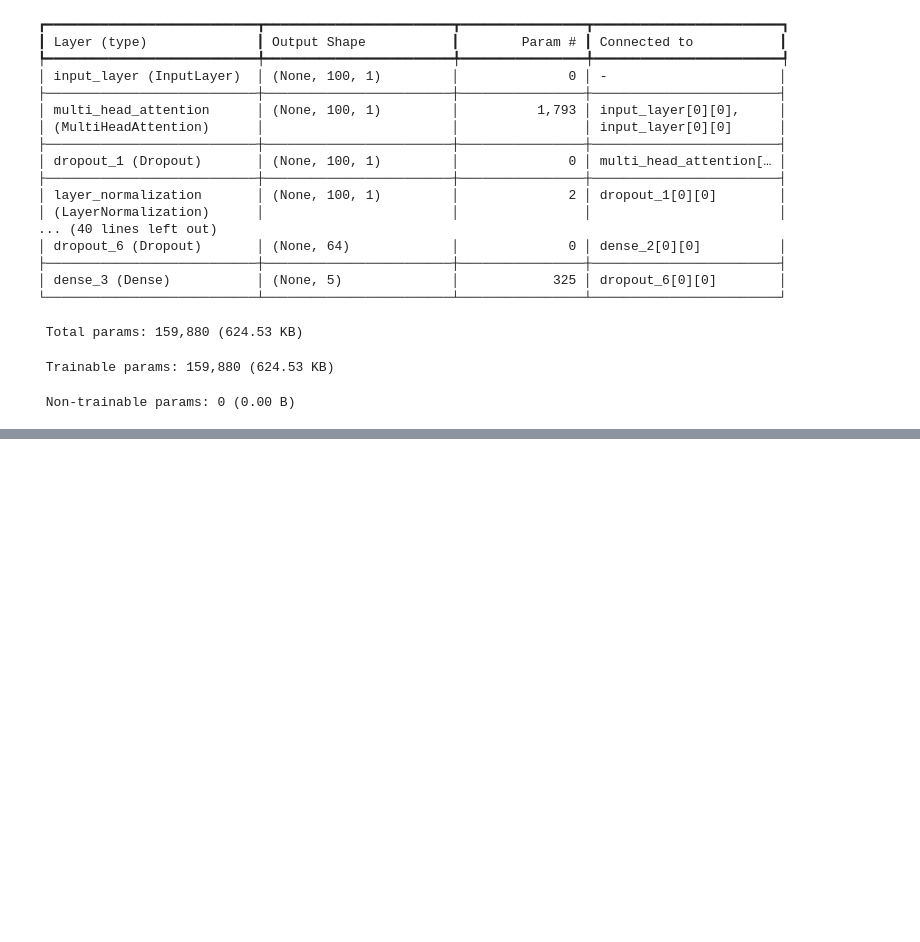
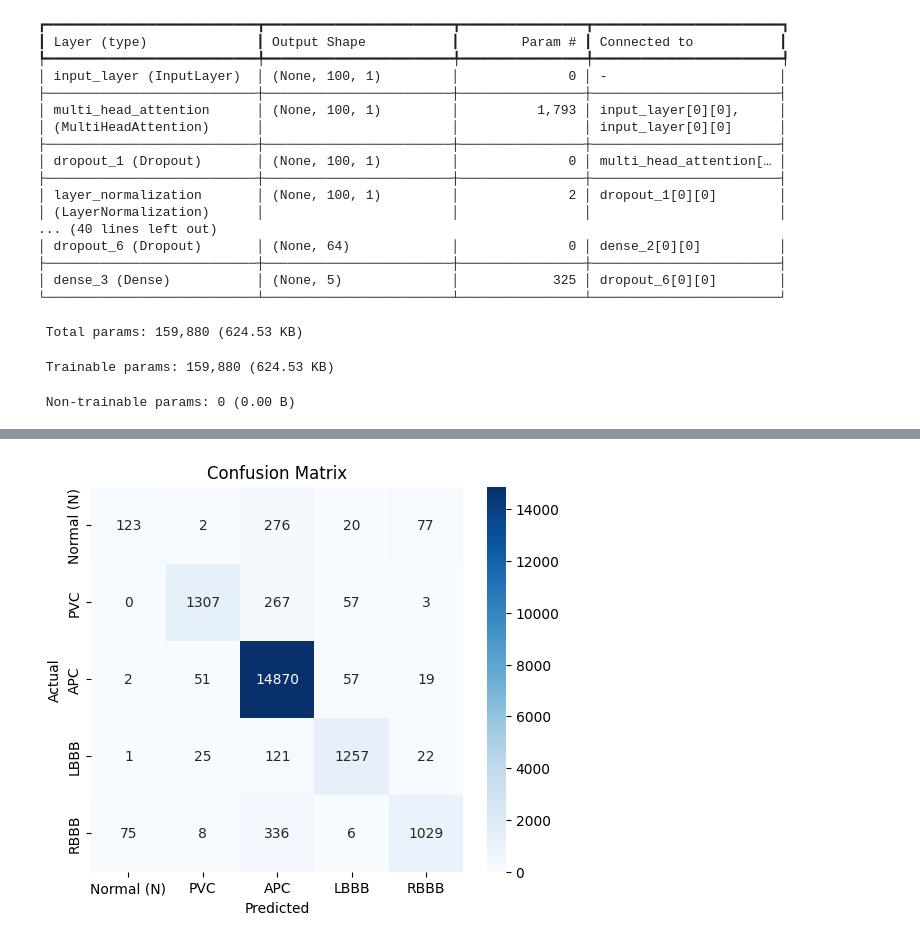
Before and after one commit to Mugundankalyan/assistance_system_for_heart_patients, a Jupyter notebook: dl1.ipynb, the cells around one changed output, grey strips where cells are left out. Cells and saved outputs as stored; diff of their text form; code cells hidden in the pictures; blank space fills up the shorter version.

```diff
--- a/dl1.ipynb
+++ b/dl1.ipynb
@@ -5,6 +5,15 @@ import wfdb
 import numpy as np
 import pandas as pd
 from sklearn.preprocessing import StandardScaler, LabelEncoder
+from sklearn.metrics import confusion_matrix, classification_report
+import seaborn as sns
+import matplotlib.pyplot as plt
+
+# Assuming you have the test dataset (X_test) and true labels (y_test)
+y_pred_prob = model.predict(X_test)  # Get model predictions (probabilities)
+y_pred = np.argmax(y_pred_prob, axis=1)  # Convert to class labels
+y_true = np.argmax(y_test, axis=1)  # Convert one-hot encoded labels to class indices
+
 from tensorflow.keras.utils import to_categorical
 
 record_list = ["100", "101", "102", "103", "104", "105", "106", "107", "108", "109",
@@ -161,0 +173,4 @@ Test Accuracy: 92.22%
+# %%
+cm = confusion_matrix(y_true, y_pred)
+
+print(classification_report(y_true, y_pred))
@@ -162,3 +189,14 @@ Test Accuracy: 92.22%
+# %%
+class_labels = ["Normal (N)", "PVC", "APC", "LBBB", "RBBB"]
+
+plt.figure(figsize=(6, 5))
+sns.heatmap(cm, annot=True, fmt="d", cmap="Blues", xticklabels=class_labels, yticklabels=class_labels)
+plt.xlabel("Predicted")
+plt.ylabel("Actual")
+plt.title("Confusion Matrix")
+plt.show()
+# %% [output]
+[figure, added]
 # %%
 model.save("ecg_transformer_model.keras")
 # %%
```
Also changed, not shown: parts of 5 cells of this notebook.
